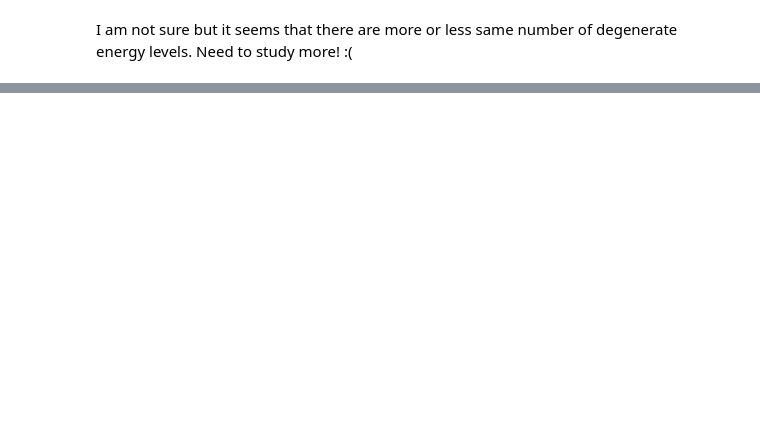
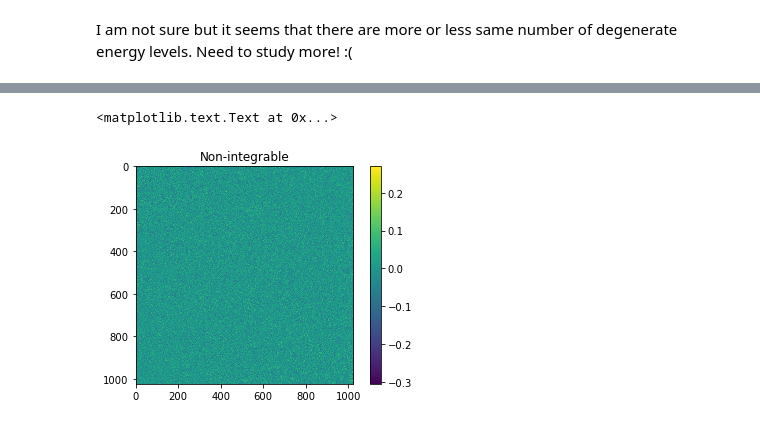
Before and after one commit to alexandreday/counterdiabatic-driving, a Jupyter notebook: zero_denom/jupyter_codes/int_nonint.ipynb, the cells around one changed output, grey strips where cells are left out. Saved outputs shown, nothing was run; the diff lists cells and outputs as text; code cells hidden in the pictures; blank space fills up the shorter version.

```diff
--- a/zero_denom/jupyter_codes/int_nonint.ipynb
+++ b/zero_denom/jupyter_codes/int_nonint.ipynb
@@ -83,0 +135,13 @@ I am not sure but it seems that there are more or less same number of degenerate
+# %%
+L=10
+H=Ham_nonint(L)
+E_nonint,V_nonint= H.eigh()
+op_lamb= del_lambda_Ham(L)
+num_lamb_nonint = np.dot(V_nonint,np.dot(op_lamb.toarray(),np.conj(V_nonint)))
+# %%
+plt.imshow(np.real(num_lamb_nonint))
+plt.colorbar()
+plt.title("Non-integrable")
+# %% [output]
+<matplotlib.text.Text at 0x...>
+[figure, added]
```
Also changed, not shown: parts of 20 cells of this notebook, 29 other files.
